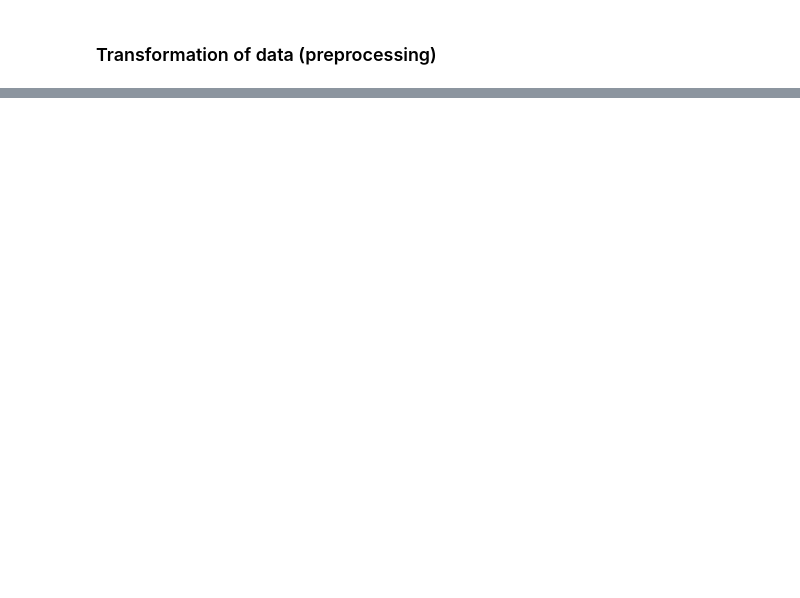
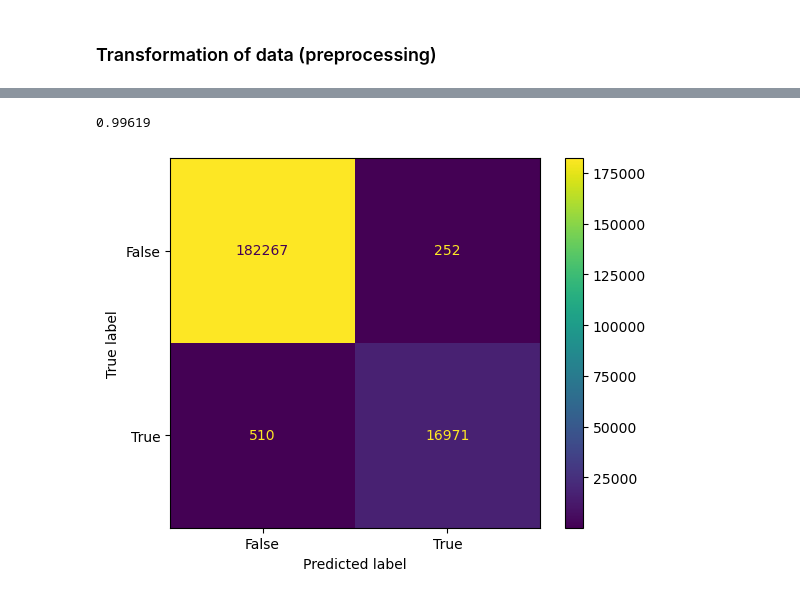
Before and after one commit to MrPaterax/Fin-ML-Project, a Jupyter notebook: Credit Card Fraud (KNN & logistic regression).ipynb, the cells around one changed output, grey strips where cells are left out. Cells and saved outputs as stored; diff of their text form; code cells hidden in the pictures; blank space fills up the shorter version.

```diff
--- a/Credit Card Fraud (KNN & logistic regression).ipynb
+++ b/Credit Card Fraud (KNN & logistic regression).ipynb
@@ -181,0 +206,14 @@ from sklearn.neighbors import KNeighborsClassifier
+# %%
+knn = KNeighborsClassifier(n_neighbors=9)
+knn.fit(train_X, train_y)
+print(knn.score(test_X, test_y))
+# %% [output]
+0.99619
+# %%
+y_pred = knn.predict(test_X)
+cm = confusion_matrix(test_y, y_pred)
+CM_display = ConfusionMatrixDisplay(confusion_matrix = cm, display_labels =[False, True] )
+CM_display.plot()
+plt.show()
+# %% [output]
+[figure, added]
```
Also changed, not shown: parts of 28 cells of this notebook.
